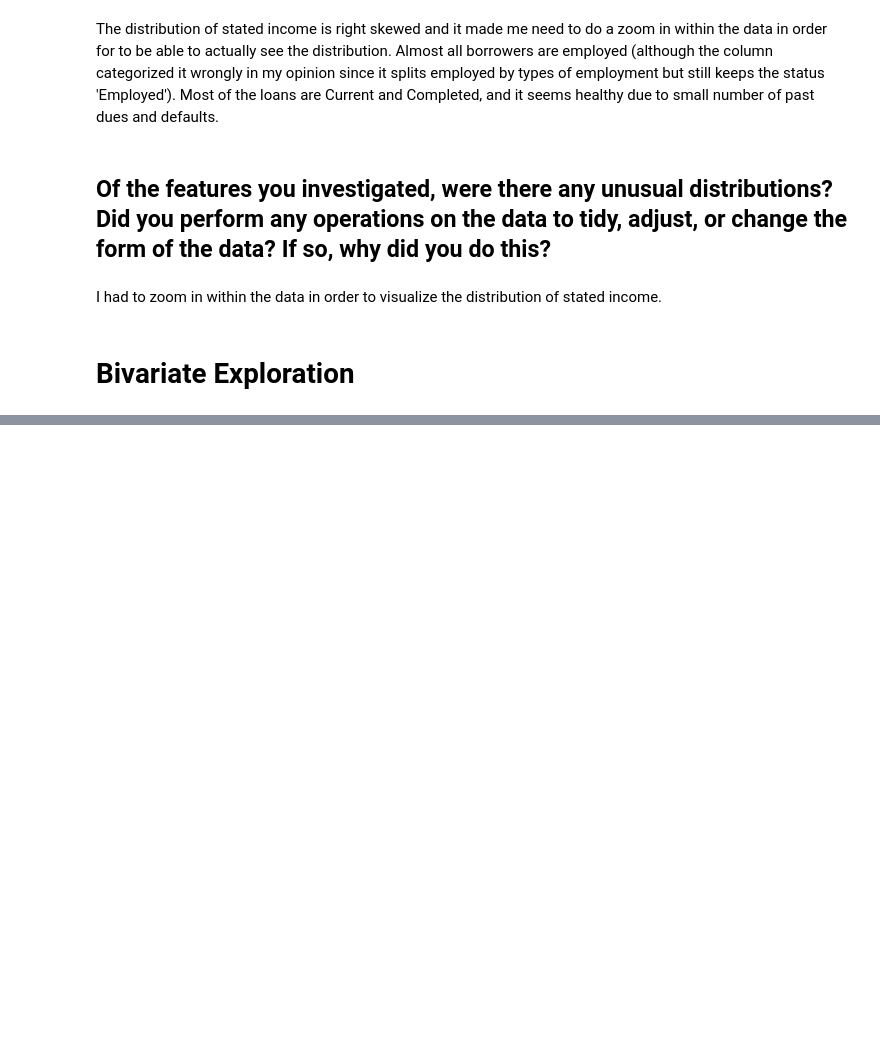
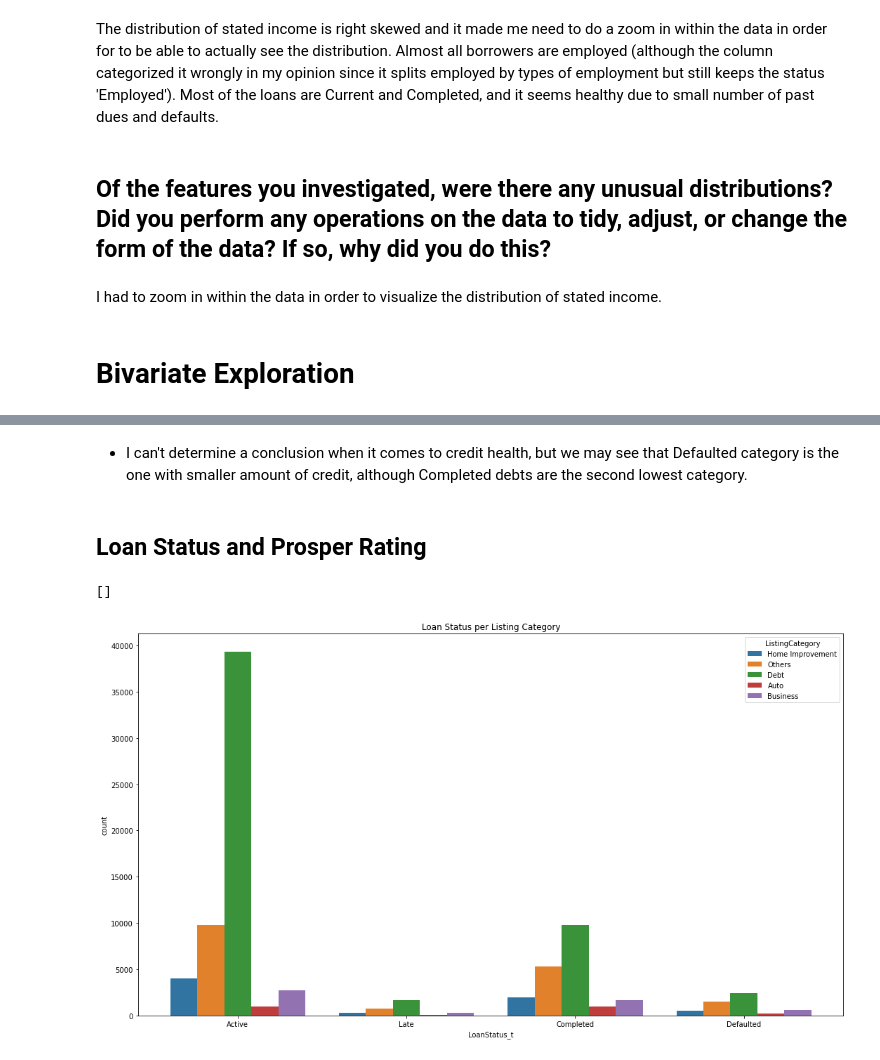
Before and after one commit to FilipeSquire/Udacity-DA, a Jupyter notebook: Data Visualization Project/exploration.ipynb, the cells around one changed output, grey strips where cells are left out. Saved outputs shown, nothing was run; the diff lists cells and outputs as text; code cells hidden in the pictures; blank space fills up the shorter version.

```diff
--- a/Data Visualization Project/exploration.ipynb
+++ b/Data Visualization Project/exploration.ipynb
@@ -259,0 +328,12 @@ I had to zoom in within the data in order to visualize the distribution of state
+# %% [markdown]
+* I can't determine a conclusion when it comes to credit health, but we may see that Defaulted category is the one with smaller amount of credit, although Completed debts are the second lowest category.
+# %% [markdown]
+## Loan Status and Prosper Rating
+# %%
+fig = plt.figure(figsize=(18,10))
+sns.countplot(data = df_c, x = 'LoanStatus_t', hue = 'ListingCategory')
+plt.title('Loan Status per Listing Category')
+plt.plot()
+# %% [output]
+[]
+[figure, added]
```
Also changed, not shown: parts of 37 cells of this notebook, 11 other files.
